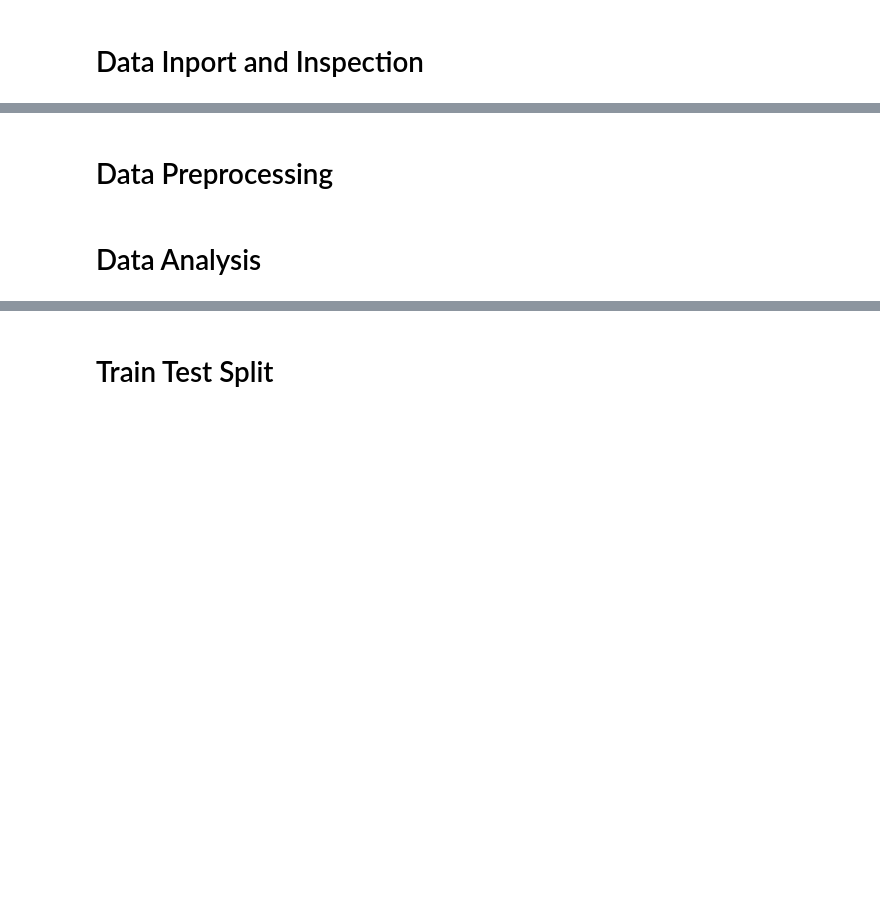
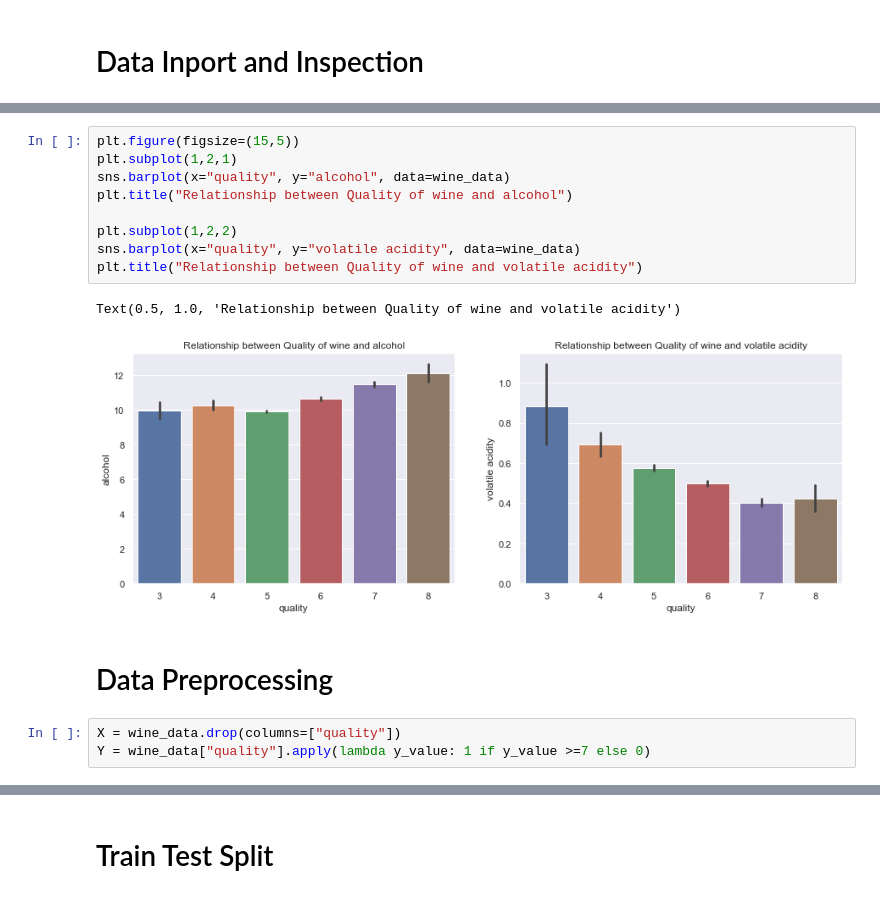
Before and after one commit to izzypatrick21/red-wine-quality-prediction, a Jupyter notebook: Wine Quality Prediction.ipynb, the cells around one changed output, grey strips where cells are left out. Cells and saved outputs as stored; diff of their text form; blank space fills up the shorter version.

```diff
--- a/Wine Quality Prediction.ipynb
+++ b/Wine Quality Prediction.ipynb
@@ -21,4 +99,17 @@ SyntaxError: invalid syntax (<ipython-input-2-96e62f1513f2>, line 8)
+# %%
+plt.figure(figsize=(15,5))
+plt.subplot(1,2,1)
+sns.barplot(x="quality", y="alcohol", data=wine_data)
+plt.title("Relationship between Quality of wine and alcohol")
+
+plt.subplot(1,2,2)
+sns.barplot(x="quality", y="volatile acidity", data=wine_data)
+plt.title("Relationship between Quality of wine and volatile acidity")
+# %% [output]
+Text(0.5, 1.0, 'Relationship between Quality of wine and volatile acidity')
+[figure, added]
 # %% [markdown]
 # Data Preprocessing
-# %% [markdown]
-# Data Analysis
+# %%
+X = wine_data.drop(columns=["quality"])
+Y = wine_data["quality"].apply(lambda y_value: 1 if y_value >=7 else 0)
```
Also changed, not shown: parts of 31 cells of this notebook.
